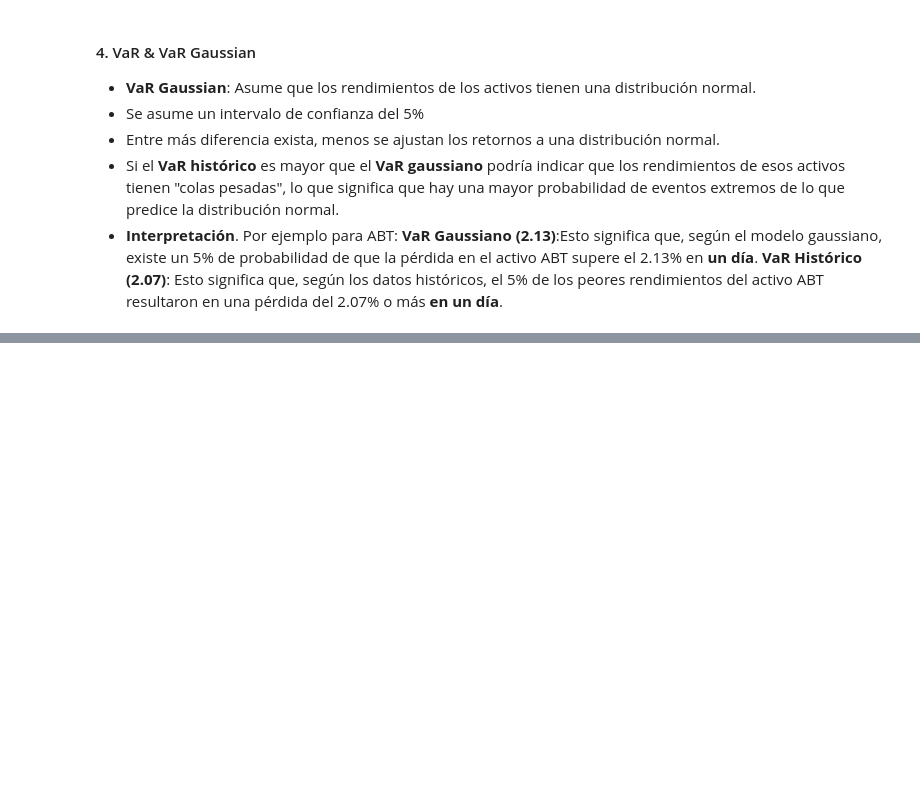
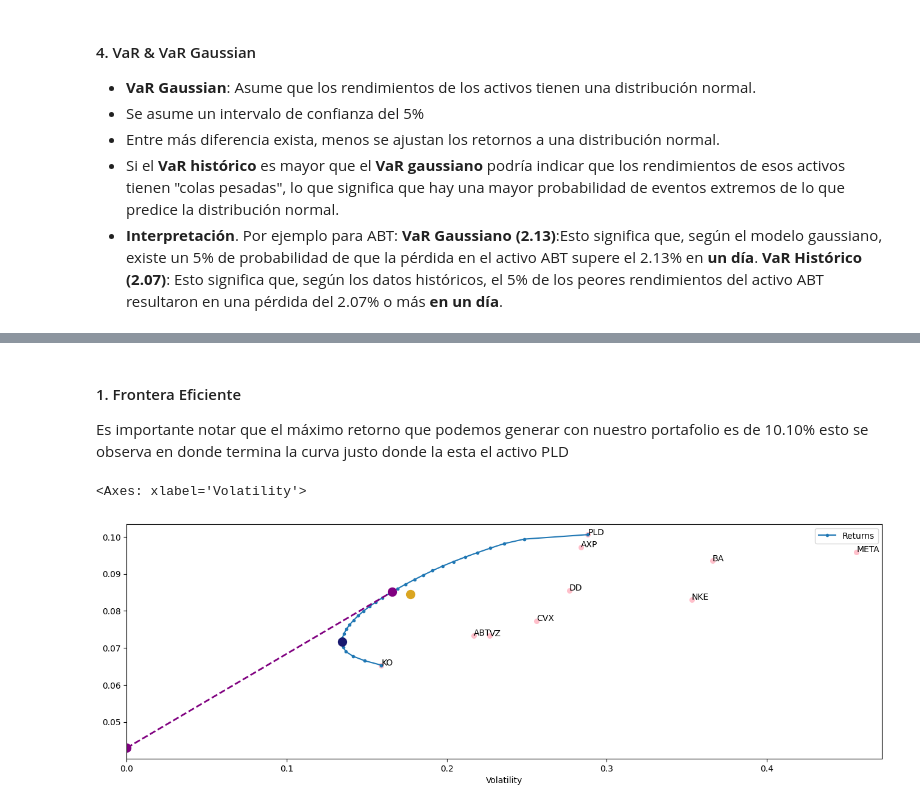
Before and after one commit to Rauloigs/Mercados-Financieros-P-Eficiente, a Jupyter notebook: bl_csv_portfolio_test.ipynb, the cells around one changed output, grey strips where cells are left out. Saved outputs shown, nothing was run; the diff lists cells and outputs as text; code cells hidden in the pictures; blank space fills up the shorter version.

```diff
--- a/bl_csv_portfolio_test.ipynb
+++ b/bl_csv_portfolio_test.ipynb
@@ -275,0 +277,13 @@ blpor.compare_var_vargaus(var, var_gaus)
+# %% [markdown]
+#### 1. Frontera Eficiente
+Es importante notar que el máximo retorno que podemos generar con nuestro portafolio es de 10.10% esto se observa en donde termina la curva justo donde la esta el activo PLD
+# %%
+cov = asset_returns.cov()*252 # Obtener la matriz de covarianza
+er =  capm_rets['ER CAPM'] # convertir capm rets a p.series
+# %%
+# gmv: azul, ew: amarillo
+blpor.plot_rigs_ef(rets_p=asset_returns, n_points=30, er=er, cov=cov,
+                   show_cml=True, show_p=True, style='.-', riskfree_rate=usgg3m_rf, show_ew=True, show_gmv=True)
+# %% [output]
+<Axes: xlabel='Volatility'>
+[figure, added]
```
Also changed, not shown: parts of 6 cells of this notebook.
